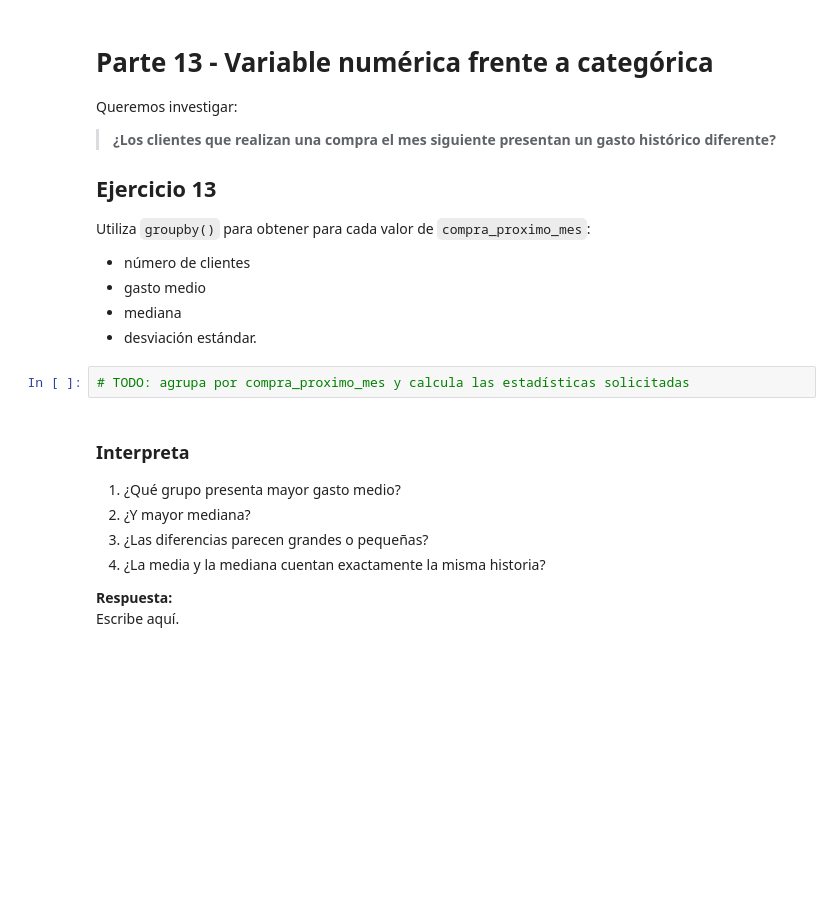
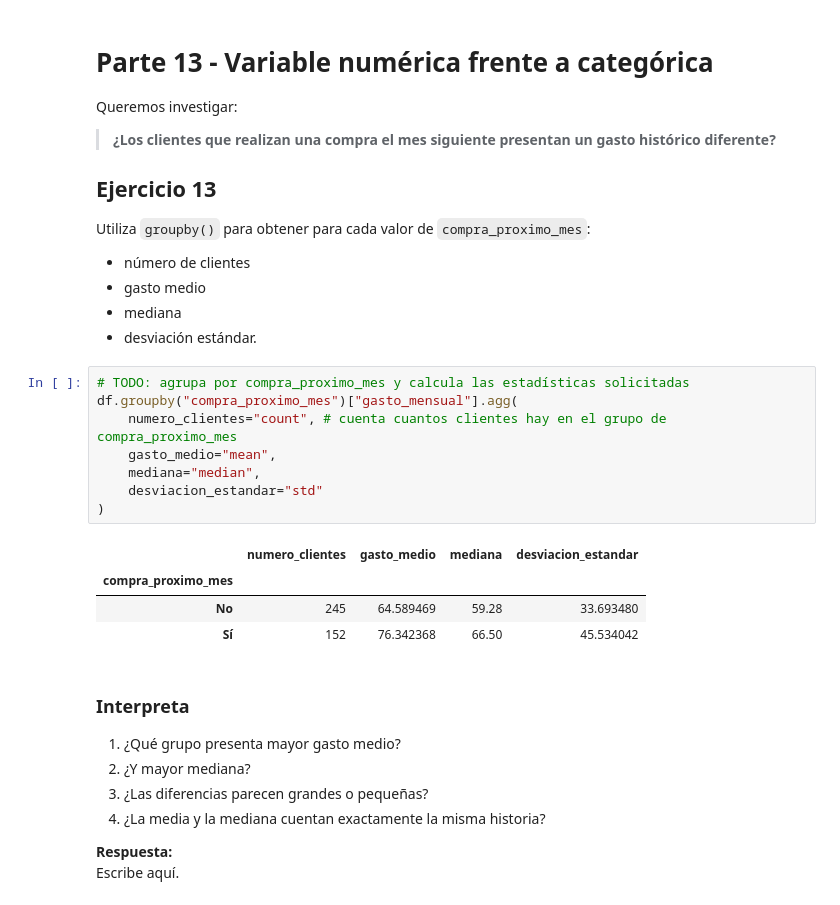
Before and after one commit to Dcuevasgil/sistemas-aprendizaje-automatico, a Jupyter notebook: UD2/practica-5/Practica_05.ipynb, the cells around one changed output. Saved outputs shown, nothing was run; the diff lists cells and outputs as text; blank space fills up the shorter version.

```diff
--- a/UD2/practica-5/Practica_05.ipynb
+++ b/UD2/practica-5/Practica_05.ipynb
@@ -883,6 +840,17 @@ Utiliza `groupby()` para obtener para cada valor de `compra_proximo_mes`:
 - desviación estándar.
 # %%
 # TODO: agrupa por compra_proximo_mes y calcula las estadísticas solicitadas
+df.groupby("compra_proximo_mes")["gasto_mensual"].agg(
+    numero_clientes="count", # cuenta cuantos clientes hay en el grupo de compra_proximo_mes
+    gasto_medio="mean",
+    mediana="median",
+    desviacion_estandar="std"
+)
+# %% [output]
+|  | numero_clientes | gasto_medio | mediana | desviacion_estandar |
+| compra_proximo_mes |  |  |  |  |
+| No | 245 | 64.589469 | 59.28 | 33.693480 |
+| Sí | 152 | 76.342368 | 66.50 | 45.534042 |
 # %% [markdown]
 ### Interpreta
 
```
Also changed, not shown: parts of 15 cells of this notebook.
